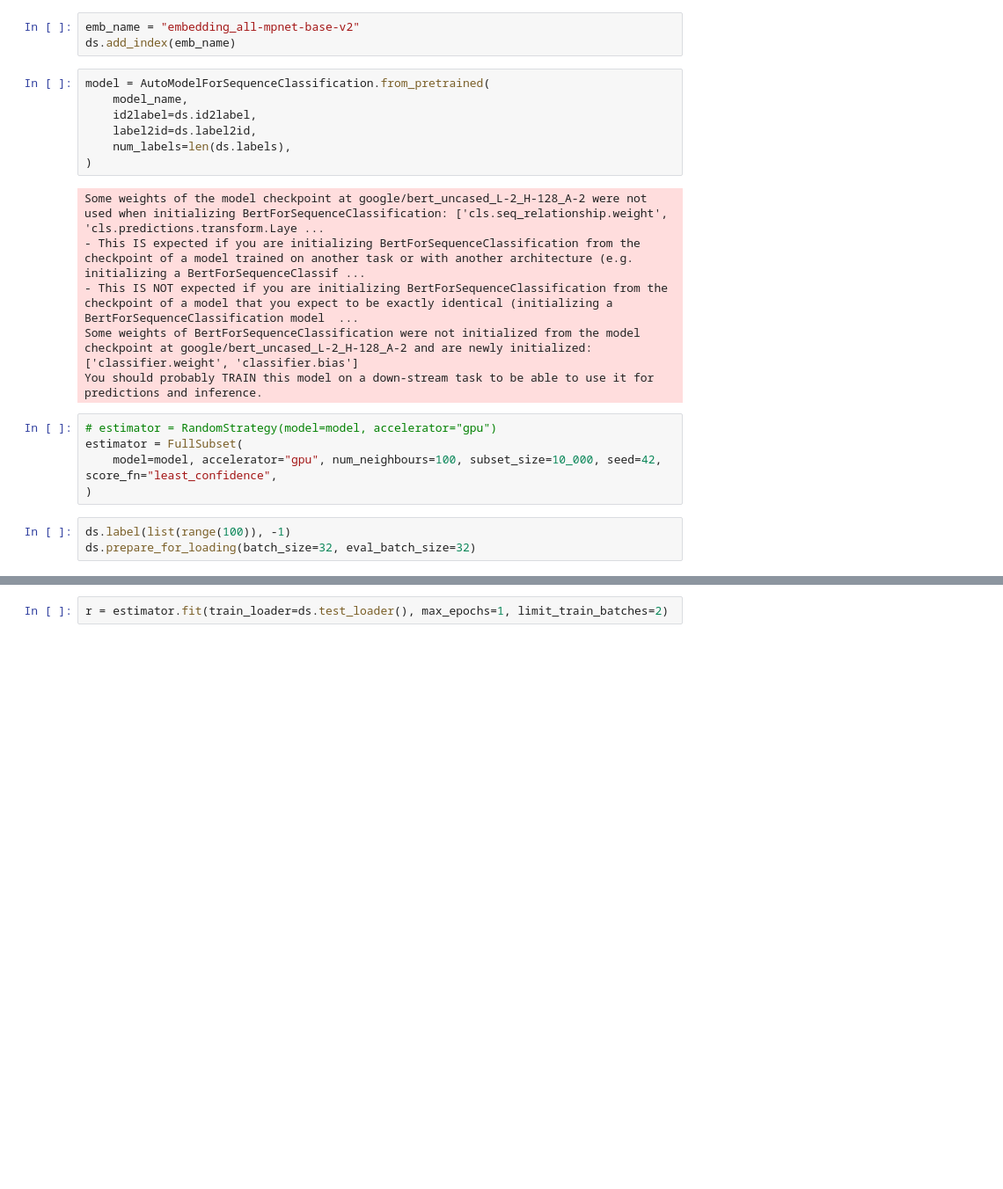
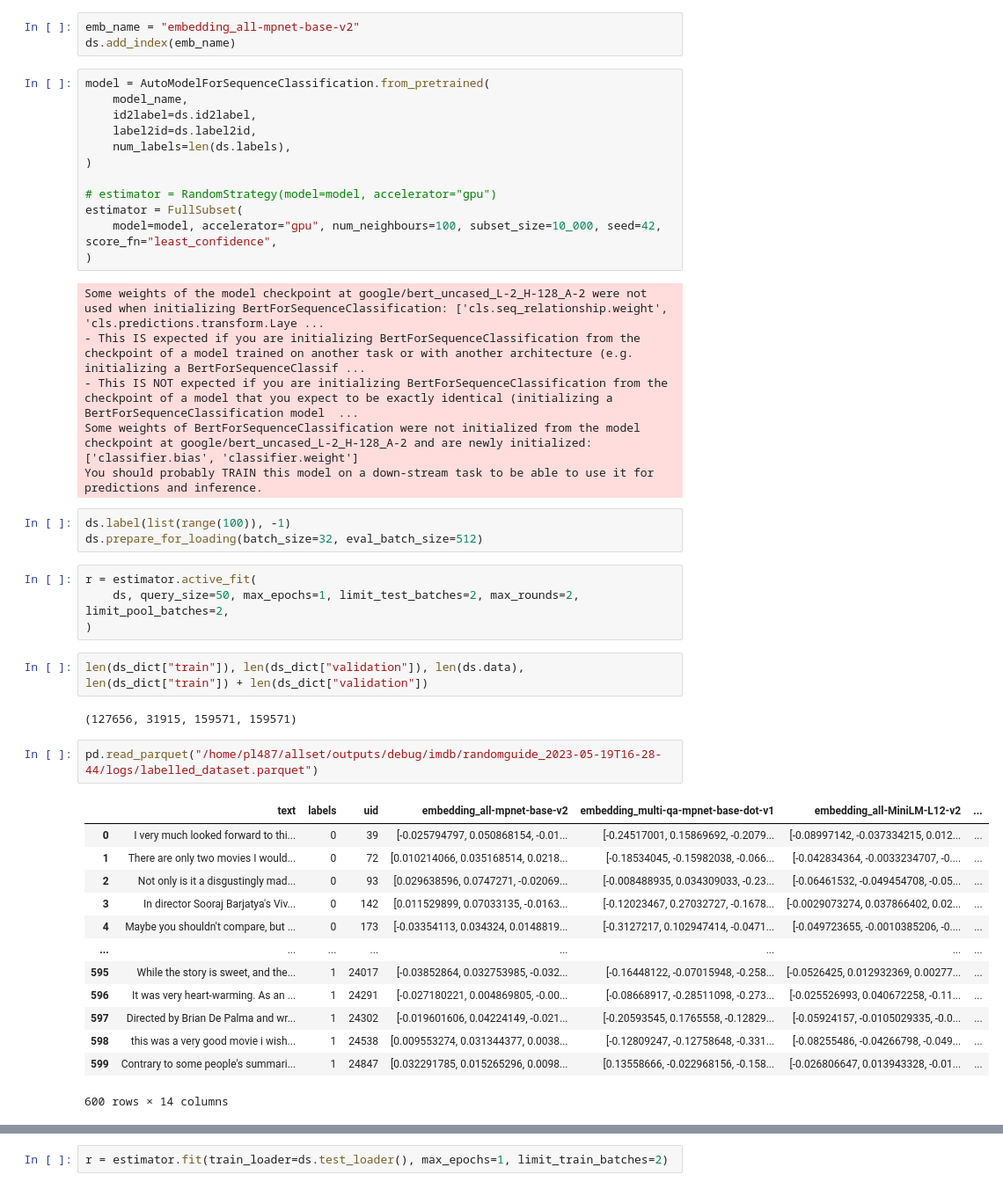
Before and after one commit to pietrolesci/anchoral, a Jupyter notebook: notebooks/agnews.ipynb, the cells around one changed output, grey strips where cells are left out. Shown at 88% size. Cells and saved outputs as stored; diff of their text form; blank space fills up the shorter version.

Commit message:
fix datasets and strategies

```diff
--- a/notebooks/agnews.ipynb
+++ b/notebooks/agnews.ipynb
@@ -41,17 +41,41 @@ model = AutoModelForSequenceClassification.from_pretrained(
     label2id=ds.label2id,
     num_labels=len(ds.labels),
 )
+
+# estimator = RandomStrategy(model=model, accelerator="gpu")
+estimator = FullSubset(
+    model=model, accelerator="gpu", num_neighbours=100, subset_size=10_000, seed=42, score_fn="least_confidence",
+)
 # %% [output]
 Some weights of the model checkpoint at google/bert_uncased_L-2_H-128_A-2 were not used when initializing BertForSequenceClassification: ['cls.seq_relationship.weight', 'cls.predictions.transform.Laye ...
 - This IS expected if you are initializing BertForSequenceClassification from the checkpoint of a model trained on another task or with another architecture (e.g. initializing a BertForSequenceClassif ...
 - This IS NOT expected if you are initializing BertForSequenceClassification from the checkpoint of a model that you expect to be exactly identical (initializing a BertForSequenceClassification model  ...
-Some weights of BertForSequenceClassification were not initialized from the model checkpoint at google/bert_uncased_L-2_H-128_A-2 and are newly initialized: ['classifier.weight', 'classifier.bias']
+Some weights of BertForSequenceClassification were not initialized from the model checkpoint at google/bert_uncased_L-2_H-128_A-2 and are newly initialized: ['classifier.bias', 'classifier.weight']
 You should probably TRAIN this model on a down-stream task to be able to use it for predictions and inference.
-# %%
-# estimator = RandomStrategy(model=model, accelerator="gpu")
-estimator = FullSubset(
-    model=model, accelerator="gpu", num_neighbours=100, subset_size=10_000, seed=42, score_fn="least_confidence",
-)
 # %%
 ds.label(list(range(100)), -1)
-ds.prepare_for_loading(batch_size=32, eval_batch_size=32)
+ds.prepare_for_loading(batch_size=32, eval_batch_size=512)
+# %%
+r = estimator.active_fit(
+    ds, query_size=50, max_epochs=1, limit_test_batches=2, max_rounds=2, limit_pool_batches=2,
+)
+# %%
+len(ds_dict["train"]), len(ds_dict["validation"]), len(ds.data), len(ds_dict["train"]) + len(ds_dict["validation"])
+# %% [output]
+(127656, 31915, 159571, 159571)
+# %%
+pd.read_parquet("/home/pl487/allset/outputs/debug/imdb/randomguide_2023-05-19T16-28-44/logs/labelled_dataset.parquet")
+# %% [output]
+|  | text | labels | uid | embedding_all-mpnet-base-v2 | embedding_multi-qa-mpnet-base-dot-v1 | embedding_all-MiniLM-L12-v2 | ... |
+| 0 | I very much looked forward to thi... | 0 | 39 | [-0.025794797, 0.050868154, -0.01... | [-0.24517001, 0.15869692, -0.2079... | [-0.08997142, -0.037334215, 0.012... | ... |
+| 1 | There are only two movies I would... | 0 | 72 | [0.010214066, 0.035168514, 0.0218... | [-0.18534045, -0.15982038, -0.066... | [-0.042834364, -0.0033234707, -0.... | ... |
+| 2 | Not only is it a disgustingly mad... | 0 | 93 | [0.029638596, 0.0747271, -0.02069... | [-0.008488935, 0.034309033, -0.23... | [-0.06461532, -0.049454708, -0.05... | ... |
+| 3 | In director Sooraj Barjatya's Viv... | 0 | 142 | [0.011529899, 0.07033135, -0.0163... | [-0.12023467, 0.27032727, -0.1678... | [-0.0029073274, 0.037866402, 0.02... | ... |
+| 4 | Maybe you shouldn't compare, but ... | 0 | 173 | [-0.03354113, 0.034324, 0.0148819... | [-0.3127217, 0.102947414, -0.0471... | [-0.049723655, -0.0010385206, -0.... | ... |
+| ... | ... | ... | ... | ... | ... | ... | ... |
+| 595 | While the story is sweet, and the... | 1 | 24017 | [-0.03852864, 0.032753985, -0.032... | [-0.16448122, -0.07015948, -0.258... | [-0.0526425, 0.012932369, 0.00277... | ... |
+| 596 | It was very heart-warming. As an ... | 1 | 24291 | [-0.027180221, 0.004869805, -0.00... | [-0.08668917, -0.28511098, -0.273... | [-0.025526993, 0.040672258, -0.11... | ... |
+| 597 | Directed by Brian De Palma and wr... | 1 | 24302 | [-0.019601606, 0.04224149, -0.021... | [-0.20593545, 0.1765558, -0.12829... | [-0.05924157, -0.0105029335, -0.0... | ... |
+| 598 | this was a very good movie i wish... | 1 | 24538 | [0.009553274, 0.031344377, 0.0038... | [-0.12809247, -0.12758648, -0.331... | [-0.08255486, -0.04266798, -0.049... | ... |
+| 599 | Contrary to some people's summari... | 1 | 24847 | [0.032291785, 0.015265296, 0.0098... | [0.13558666, -0.022968156, -0.158... | [-0.026806647, 0.013943328, -0.01... | ... |
+600 rows × 14 columns
```
Also changed, not shown: parts of 12 cells of this notebook, 9 other files.
